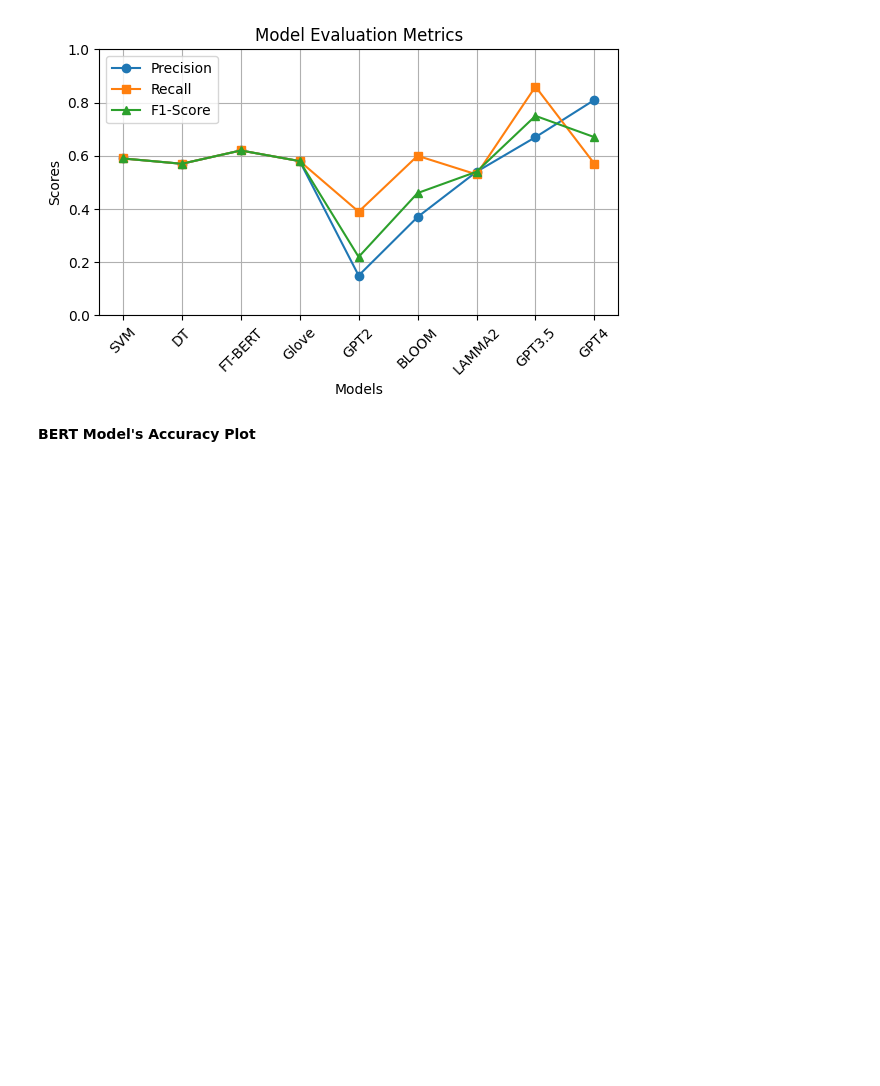
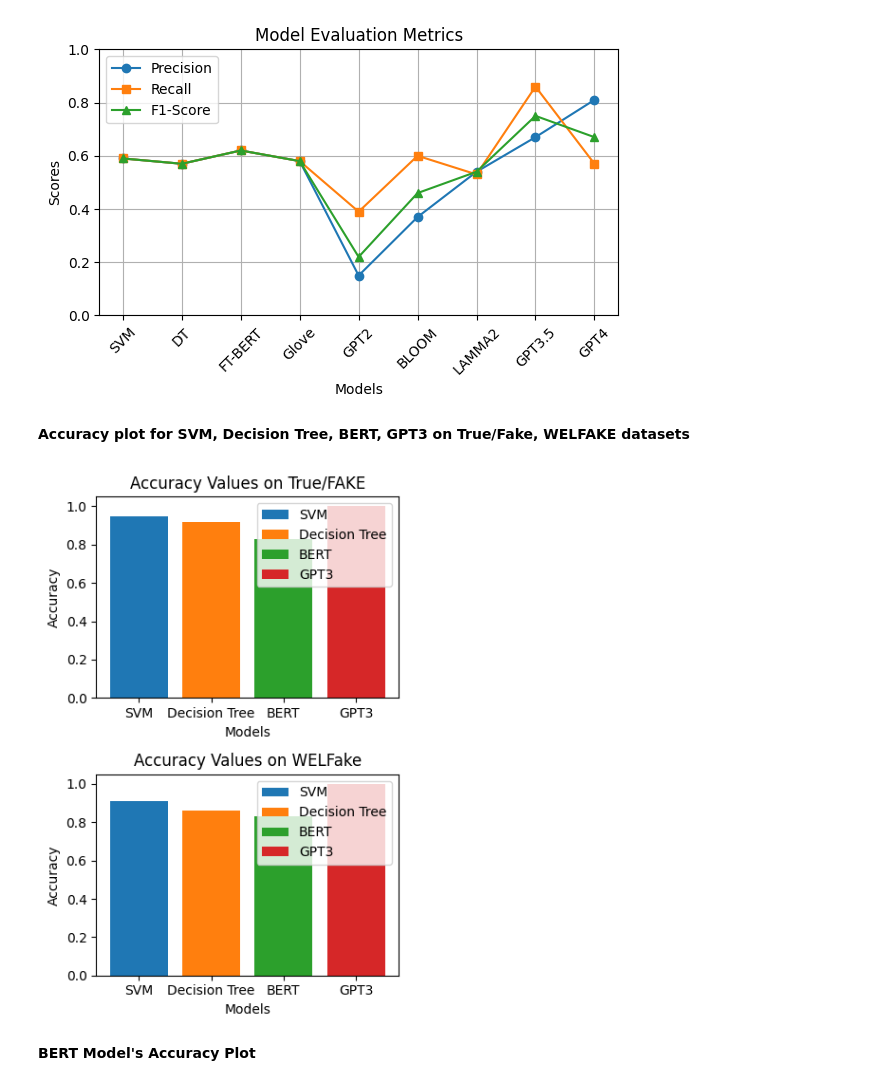
Before and after one commit to shatabdi-pal/NLP-Final-Project-FALL23, a Jupyter notebook: Code/MetricsPlot.ipynb, the cells around one changed output. Drawn from its saved outputs; the diff is of its cells as text; code cells hidden in the pictures; blank space fills up the shorter version.

Commit message:
Updated accuracy plots

```diff
--- a/Code/MetricsPlot.ipynb
+++ b/Code/MetricsPlot.ipynb
@@ -25,6 +25,46 @@ plt.tight_layout()
 plt.show()
 # %% [output]
 [figure]
+# %% [markdown]
+**Accuracy plot for SVM, Decision Tree, BERT, GPT3 on True/Fake, WELFAKE datasets**
+# %%
+import matplotlib.pyplot as plt
+import pandas as pd
+
+# Define the dictionary containing accuracy values for each model and dataset
+data = {
+    'SVM': {'True/FAKE': 0.95, 'WELFake': 0.91},
+    'Decision Tree': {'True/FAKE': 0.92, 'WELFake': 0.86},
+    'BERT': {'True/FAKE': 0.83, 'WELFake': 0.83},
+    'GPT3': {'True/FAKE': 1.0, 'WELFake': 1.0},
+
+}
+
+# Convert the dictionary to Pandas DataFrames
+df = {model: pd.DataFrame.from_dict(data[model], orient='index', columns=['Accuracy']) for model in data}
+
+# Plotting the accuracy values for each model on True/FAKE and WELFake datasets
+fig, axs = plt.subplots(2, figsize=(4, 6))
+bar_width = 0.1
+
+for model, df_model in df.items():
+    axs[0].bar(model, df_model.loc['True/FAKE', 'Accuracy'], label=model)
+    axs[1].bar(model, df_model.loc['WELFake', 'Accuracy'], label=model)
+
+axs[0].set_title('Accuracy Values on True/FAKE')
+axs[0].set_xlabel('Models')
+axs[0].set_ylabel('Accuracy')
+axs[0].legend()
+
+axs[1].set_title('Accuracy Values on WELFake')
+axs[1].set_xlabel('Models')
+axs[1].set_ylabel('Accuracy')
+axs[1].legend()
+
+plt.tight_layout()
+plt.show()
+# %% [output]
+[figure, added]
 # %% [markdown]
 **BERT Model's Accuracy Plot**
 # %%
```
